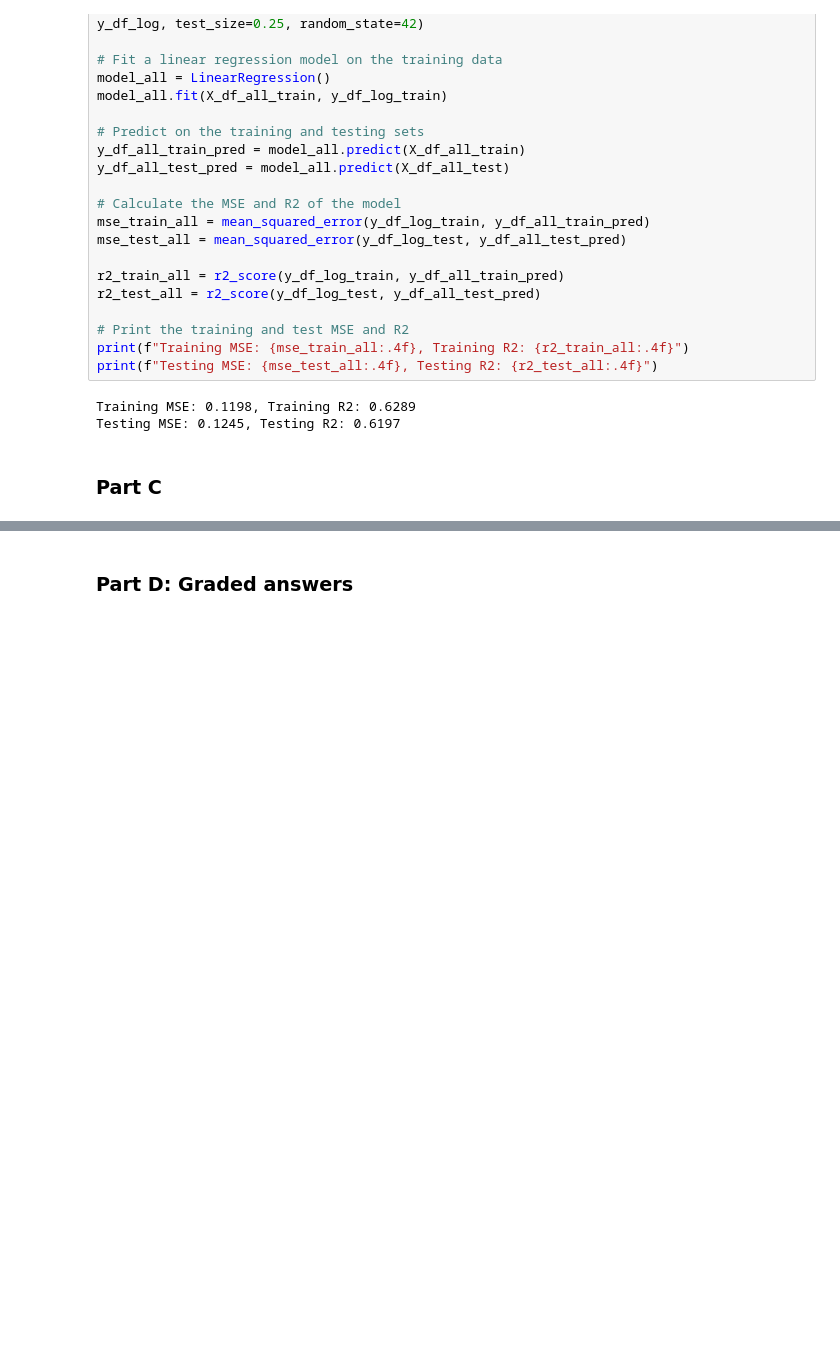
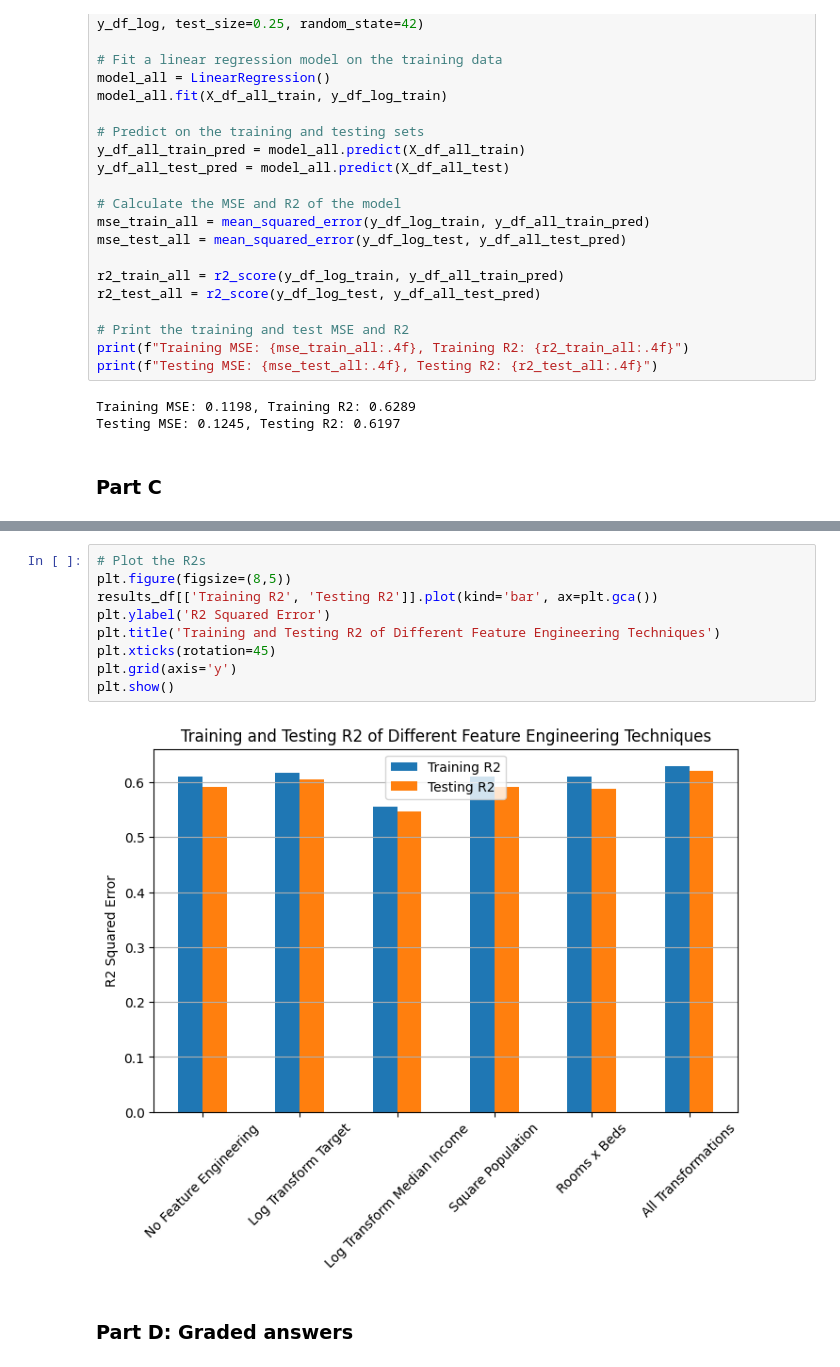
Before and after one commit to jtvon/Module-3-Assignments, a Jupyter notebook: Homework_03.ipynb, the cells around one changed output, grey strips where cells are left out. Cells and saved outputs as stored; diff of their text form; blank space fills up the shorter version.

```diff
--- a/Homework_03.ipynb
+++ b/Homework_03.ipynb
@@ -581,3 +611,14 @@ Testing MSE: 0.1245, Testing R2: 0.6197
+# %%
+# Plot the R2s
+plt.figure(figsize=(8,5))
+results_df[['Training R2', 'Testing R2']].plot(kind='bar', ax=plt.gca())
+plt.ylabel('R2 Squared Error')
+plt.title('Training and Testing R2 of Different Feature Engineering Techniques')
+plt.xticks(rotation=45)
+plt.grid(axis='y')
+plt.show()
+# %% [output]
+[figure, added]
 # %% [markdown]
 ### Part D: Graded answers
 # %%
```
Also changed, not shown: parts of 3 cells of this notebook.
